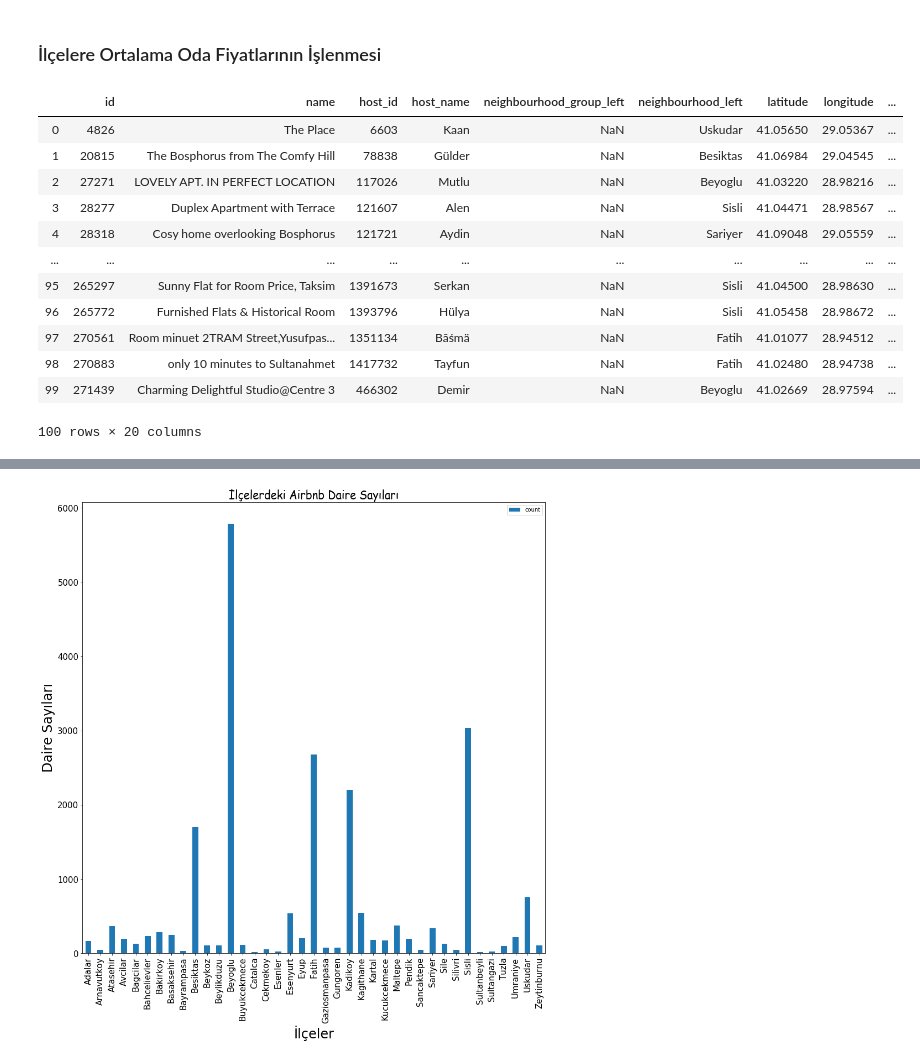
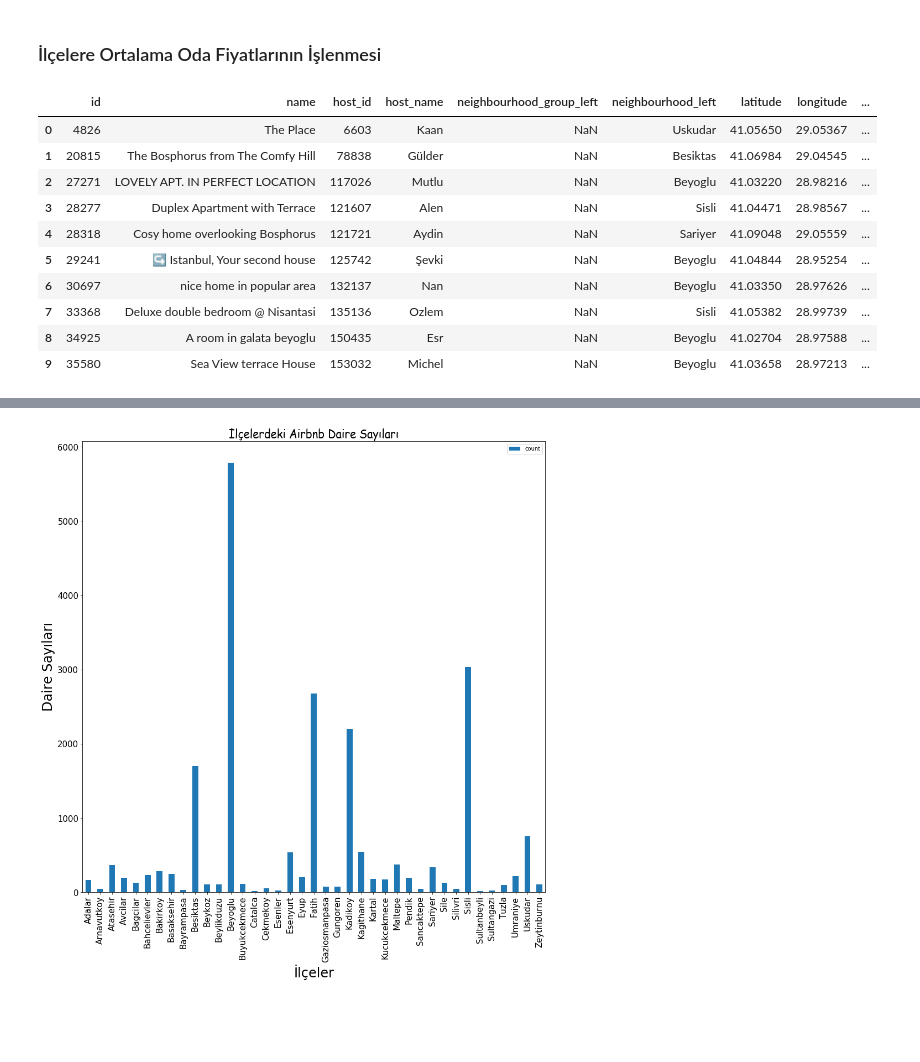
Before and after one commit to kalkan/airbnb-mekansal-veri-analizi-istanbul, a Jupyter notebook: Python ile Mekansal Veri Analizi - Airbnb Örneği.ipynb, the cells around one changed output, grey strips where cells are left out. Drawn from its saved outputs; the diff is of its cells as text; code cells hidden in the pictures; blank space fills up the shorter version.

```diff
--- a/Python ile Mekansal Veri Analizi - Airbnb Örneği.ipynb
+++ b/Python ile Mekansal Veri Analizi - Airbnb Örneği.ipynb
@@ -102,21 +186,19 @@ listing2.loc[listing2['name'].str.contains('metrobüs')].plot(ax=ax, color='red'
 # %%
 joined = gpd.sjoin(listings, ist_neigh, op='within', how='left')
 # %%
-joined.head(100)
+joined.head(10)
 # %% [output]
 |  | id | name | host_id | host_name | neighbourhood_group_left | neighbourhood_left | latitude | longitude | ... |
 | 0 | 4826 | The Place | 6603 | Kaan | NaN | Uskudar | 41.05650 | 29.05367 | ... |
 | 1 | 20815 | The Bosphorus from The Comfy Hill | 78838 | Gülder | NaN | Besiktas | 41.06984 | 29.04545 | ... |
 | 2 | 27271 | LOVELY APT. IN PERFECT LOCATION | 117026 | Mutlu | NaN | Beyoglu | 41.03220 | 28.98216 | ... |
 | 3 | 28277 | Duplex Apartment with Terrace | 121607 | Alen | NaN | Sisli | 41.04471 | 28.98567 | ... |
 | 4 | 28318 | Cosy home overlooking Bosphorus | 121721 | Aydin | NaN | Sariyer | 41.09048 | 29.05559 | ... |
-| ... | ... | ... | ... | ... | ... | ... | ... | ... | ... |
-| 95 | 265297 | Sunny Flat for Room Price, Taksim | 1391673 | Serkan | NaN | Sisli | 41.04500 | 28.98630 | ... |
-| 96 | 265772 | Furnished Flats & Historical Room | 1393796 | Hülya | NaN | Sisli | 41.05458 | 28.98672 | ... |
-| 97 | 270561 | Room minuet 2TRAM Street,Yusufpas... | 1351134 | Bãśmä | NaN | Fatih | 41.01077 | 28.94512 | ... |
-| 98 | 270883 | only 10 minutes to Sultanahmet | 1417732 | Tayfun | NaN | Fatih | 41.02480 | 28.94738 | ... |
-| 99 | 271439 | Charming Delightful Studio@Centre 3 | 466302 | Demir | NaN | Beyoglu | 41.02669 | 28.97594 | ... |
+| 5 | 29241 | ↪ Istanbul, Your second house | 125742 | Şevki | NaN | Beyoglu | 41.04844 | 28.95254 | ... |
+| 6 | 30697 | nice home in popular area | 132137 | Nan | NaN | Beyoglu | 41.03350 | 28.97626 | ... |
+| 7 | 33368 | Deluxe double bedroom @ Nisantasi | 135136 | Ozlem | NaN | Sisli | 41.05382 | 28.99739 | ... |
+| 8 | 34925 | A room in galata beyoglu | 150435 | Esr | NaN | Beyoglu | 41.02704 | 28.97588 | ... |
+| 9 | 35580 | Sea View terrace House | 153032 | Michel | NaN | Beyoglu | 41.03658 | 28.97213 | ... |
-100 rows × 20 columns
 # %%
 #ilçelere göre groupby
 
```
Also changed, not shown: parts of 26 cells of this notebook, 2 other files.
